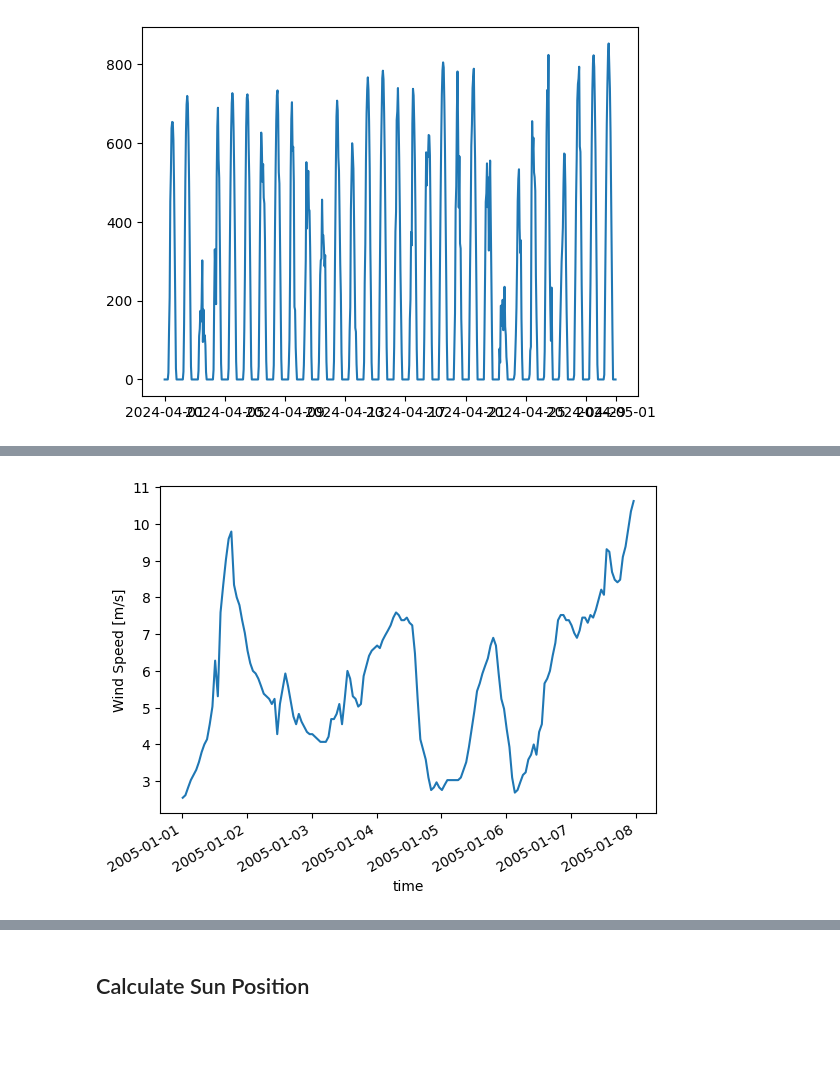
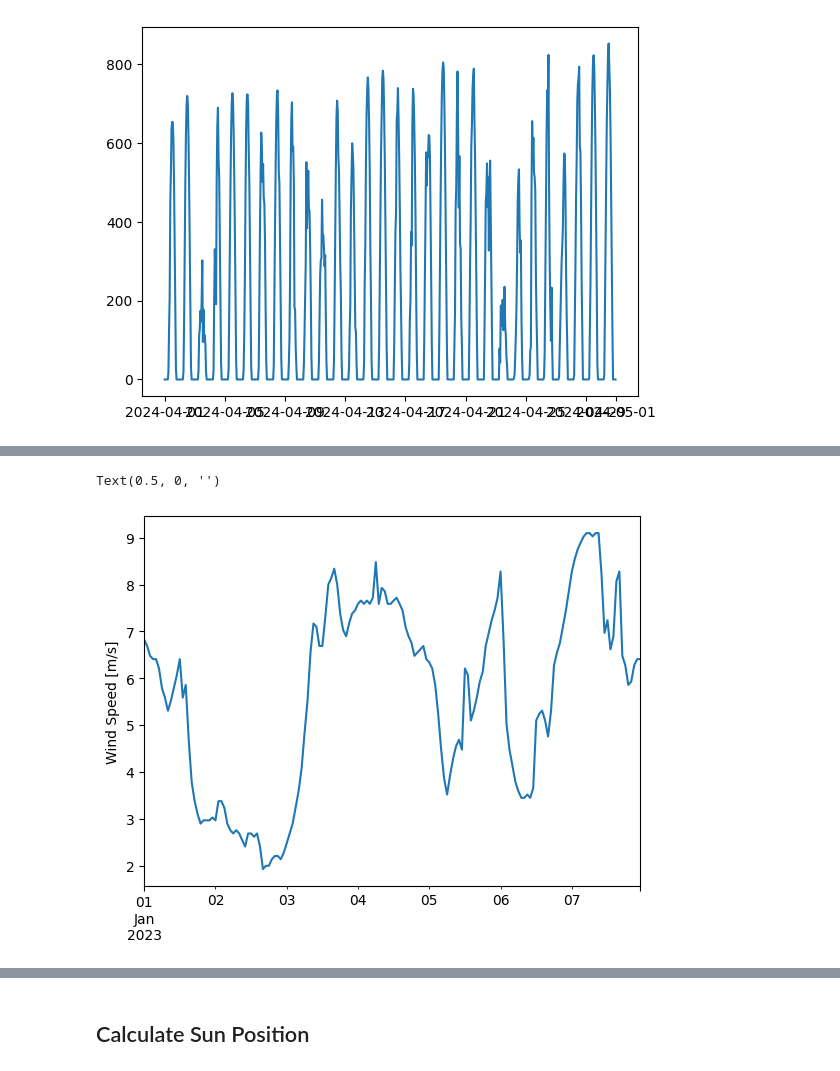
Before and after one commit to josephbenjamin/solar-model, a Jupyter notebook: solar-modelling.ipynb, the cells around one changed output, grey strips where cells are left out. Drawn from its saved outputs; the diff is of its cells as text; code cells hidden in the pictures; blank space fills up the shorter version.

```diff
--- a/solar-modelling.ipynb
+++ b/solar-modelling.ipynb
@@ -133,7 +192,7 @@ plt.plot(df_jan['GHI'])
 # %%
 # select data source!
 # df = df_tmy
-df = df_historical
+df = df_historical[df_historical.index.year == 2023]
 # %%
 # Plotting the three irradiance fields
 
@@ -162,8 +243,10 @@ plt.ylabel('Ambient Temperature [°C]');
 # %%
 first_week['Wind Speed'].plot()
-plt.ylabel('Wind Speed [m/s]');
+plt.ylabel('Wind Speed [m/s]')
+plt.xlabel(None)
 # %% [output]
+Text(0.5, 0, '')
-[figure, old version]
+[figure, new version]
 # %%
 # summing hourly irradiance (W/m^2) gives insolation (W h/m^2)
 monthly_ghi = df['GHI'].resample('M').sum()
```
Also changed, not shown: parts of 26 cells of this notebook, 9 other files.
